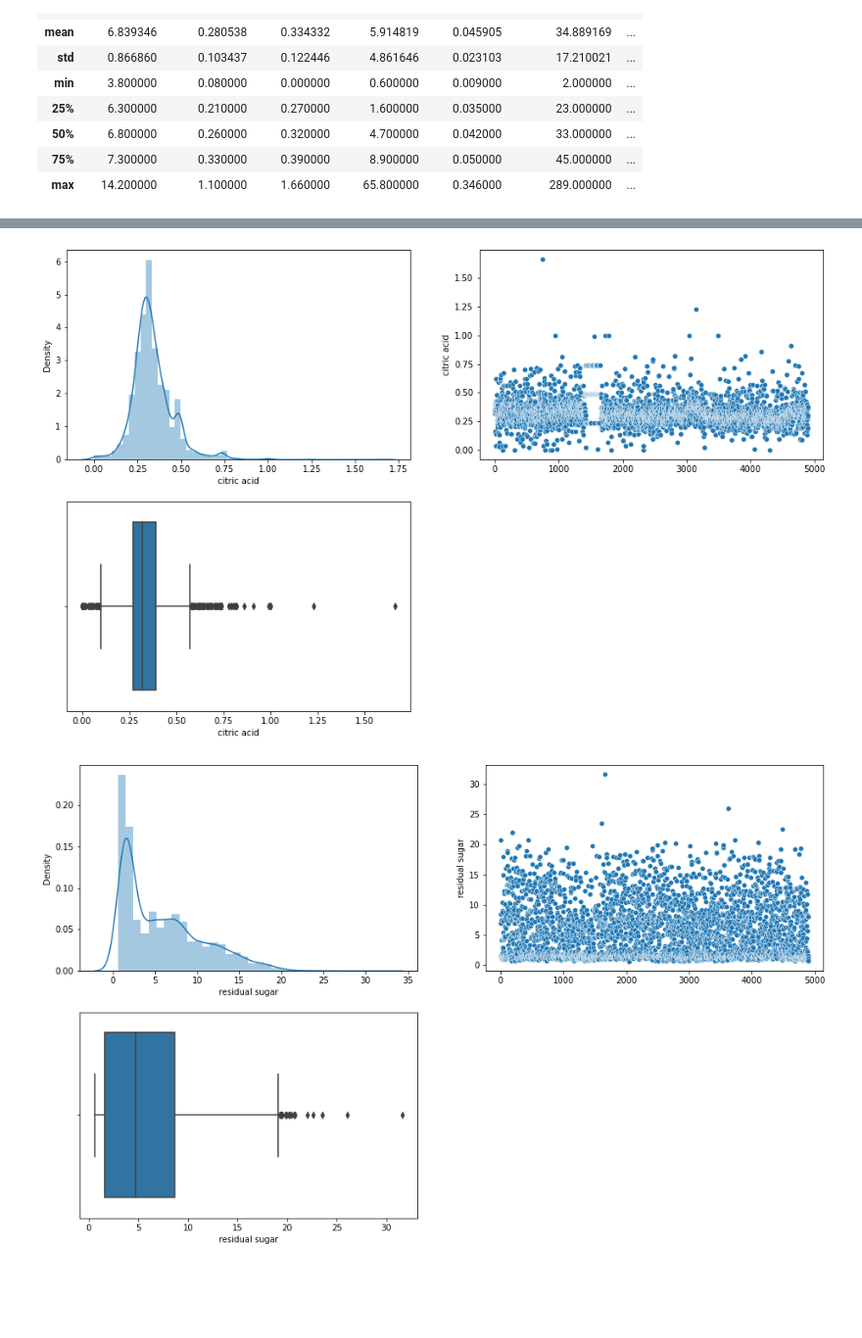
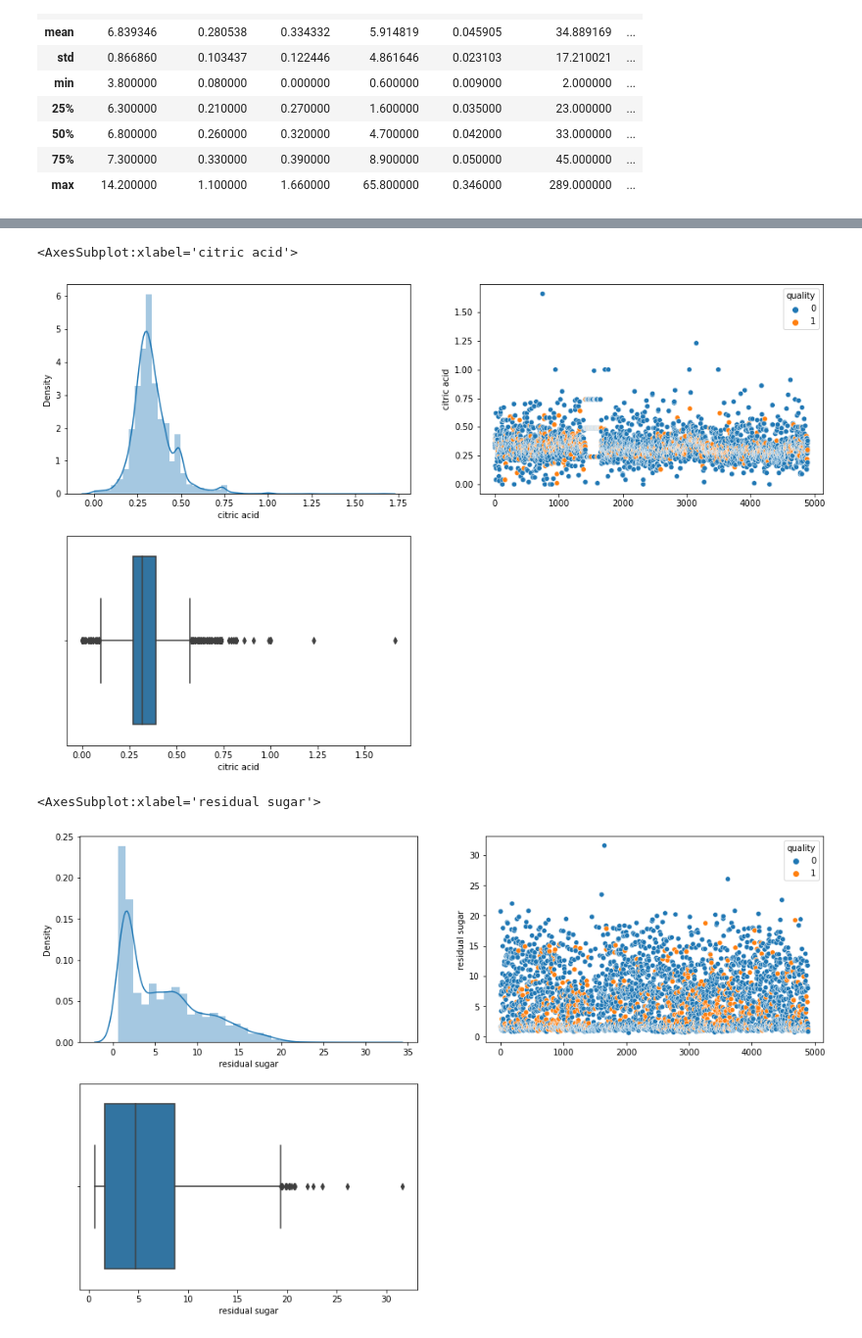
Before and after one commit to selimgokirmak/Machine_Learning_Exercises, a Jupyter notebook: 4-winequality_white/winequality-white.ipynb, the cells around one changed output, grey strips where cells are left out. Shown at 98% size. Drawn from its saved outputs; the diff is of its cells as text; code cells hidden in the pictures; blank space fills up the shorter version.

```diff
--- a/4-winequality_white/winequality-white.ipynb
+++ b/4-winequality_white/winequality-white.ipynb
@@ -92,15 +97,17 @@ plt.show()
 # %%
-selected_column = data["fixed acidity"]
+for spec in data["quality"].unique():
+    selected_spec = data[data["quality"] == spec]
+    selected_column = selected_spec["fixed acidity"]
 
-std = selected_column.std()
-avg = selected_column.mean()
+    std = selected_column.std()
+    avg = selected_column.mean()
 
-tsp = avg + 3*std
-tsm = avg - 3*std
+    tsp = avg + 3*std
+    tsm = avg - 3*std
 
-outliers = data[((selected_column > tsp) | (selected_column < tsm))].index
+    outliers = selected_column[((selected_spec["fixed acidity"] > tsp) | (selected_spec["fixed acidity"] < tsm))].index
 
-data.drop(index=outliers, inplace=True)
+    data.drop(index=outliers, inplace=True)
 # %%
 plt.figure(figsize=(16,10))
 plt.subplot(2,2,1)
@@ -130,38 +140,41 @@ data.drop(index=min_idxs, inplace=True)
 # %%
 plt.figure(figsize=(16,10))
 plt.subplot(2,2,1)
-sns.distplot(data['citric acid'])
+sns.distplot(data["citric acid"])
 plt.subplot(2,2,2)
-sns.scatterplot(data=data, x=data.index, y=data["citric acid"])
+sns.scatterplot(data=data, x=data.index, y=data["citric acid"], hue="quality")
 plt.subplot(2,2,3)
 sns.boxplot(data['citric acid'])
-plt.show()
 # %% [output]
+<AxesSubplot:xlabel='citric acid'>
-[figure, old version]
+[figure, new version]
 # %%
-selected_column = data["citric acid"]
+for spec in data["quality"].unique():
+    selected_spec = data[data["quality"] == spec]
+    selected_column = selected_spec["citric acid"]
 
-q1 = selected_column.quantile(q=0.25)
-q3 = selected_column.quantile(q=0.75)
+    q1 = selected_column.quantile(q=0.25)
+    q3 = selected_column.quantile(q=0.75)
 
-iqr = q3 - q1
+    iqr = q3 - q1
 
-minimum = q1 - 1.5*iqr
-maximum = q3 + 1.5*iqr
-max_idxs = data[selected_column > maximum].index
-min_idxs = data[selected_column < minimum].index
+    minimum = q1 - 1.5*iqr
+    maximum = q3 + 1.5*iqr
 
-data.drop(index=max_idxs, inplace=True)
-data.drop(index=min_idxs, inplace=True)
+    max_idxs = data[(data["quality"] == spec) & (data["citric acid"] > maximum)].index
+    min_idxs = data[(data["quality"] == spec) & (data["citric acid"] < minimum)].index
+
+    data.drop(index=max_idxs, inplace=True)
+    data.drop(index=min_idxs, inplace=True)
 # %%
 plt.figure(figsize=(16,10))
 plt.subplot(2,2,1)
-sns.distplot(data['residual sugar'])
+sns.distplot(data["residual sugar"])
 plt.subplot(2,2,2)
-sns.scatterplot(data=data, x=data.index, y=data["residual sugar"])
+sns.scatterplot(data=data, x=data.index, y=data["residual sugar"], hue="quality")
 plt.subplot(2,2,3)
 sns.boxplot(data['residual sugar'])
-plt.show()
 # %% [output]
+<AxesSubplot:xlabel='residual sugar'>
-[figure, old version]
+[figure, new version]
 # %%
```
Also changed, not shown: parts of 54 cells of this notebook.
